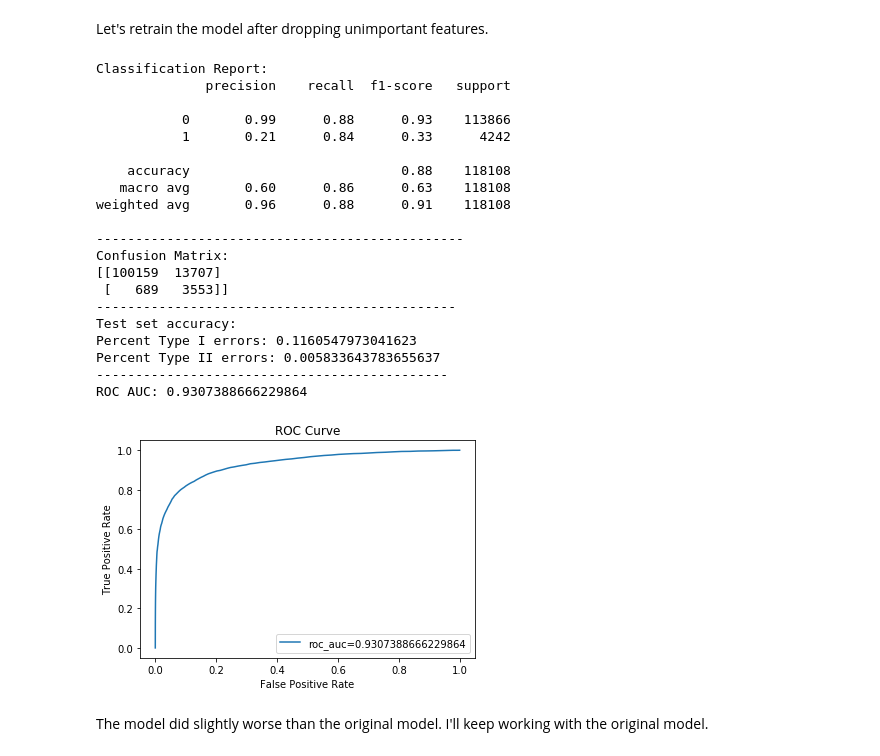
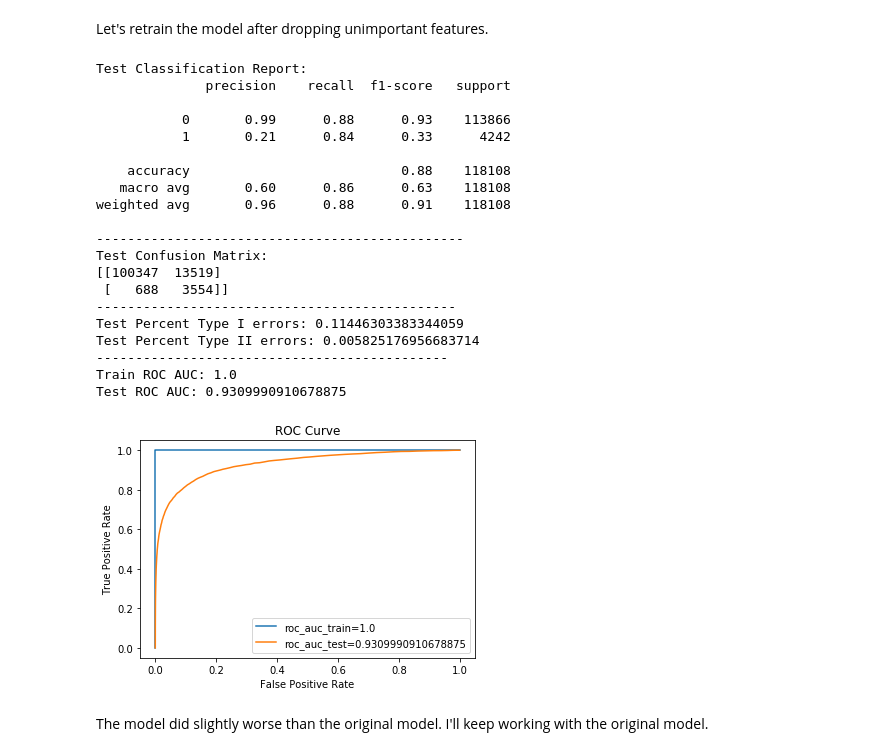
Before and after one commit to anikoloff/fraud_detection, a Jupyter notebook: fraud_detection.ipynb, the cells around one changed output. Saved outputs shown, nothing was run; the diff lists cells and outputs as text; code cells hidden in the pictures.

```diff
--- a/fraud_detection.ipynb
+++ b/fraud_detection.ipynb
@@ -720,8 +728,7 @@ I will now use the prepared data to train and pick best model to detect fraud in
 # read in data:
 df_train = pd.read_csv('clean_data.csv')
 # %%
-# drop TransactionID:
-df_train = df_train.drop('TransactionID', axis=1)
+df_train = df_train.drop(['Unnamed: 0','TransactionID'], axis=1)
 
 # review data:
 df_train.head()
@@ -733,5 +740,3 @@ df_train.head()
 | 3 | 0 | 86499 | 50.0 | 4 | 18132 | 567.0 | 150.0 | 2 | 117.0 | ... |
 | 4 | 0 | 86506 | 50.0 | 1 | 4497 | 514.0 | 150.0 | 2 | 102.0 | ... |
 5 rows × 92 columns
-# %%
-df_train = df_train.drop('Unnamed: 0', axis=1)
@@ -1014,74 +986,44 @@ df_train2 = df_train.drop(['addr2','C3', 'M1','M2', 'M3','M7',
                            'id_28','id_35', 'id_36','id_37','id_38',
                            'DeviceType','DeviceInfo'], axis=1)
 
 # split dataset into train and test sets:
 y_train=df_train2['isFraud']
 X_train,X_test,y_train,y_test=train_test_split(df_train2.drop('isFraud',axis=1),
                                                y_train,
                                                test_size=.2,
                                                random_state=42)
 # undersample the majority class:
 rus = RandomUnderSampler(random_state=42)
 X_train, y_train = rus.fit_sample(X_train, y_train)
 
 # train the model:
 rfc2 = RandomForestClassifier(n_estimators=100)
 rfc2.fit(X_train, y_train)
-y_pred = rfc2.predict(X_test)
 
-# evaluate the model:
-print('Classification Report:')
-print(metrics.classification_report(y_test, y_pred))
-
-print('-----------------------------------------------')
-print('Confusion Matrix:')
-print(metrics.confusion_matrix(y_test, y_pred))
-
-table_test = pd.crosstab(y_test, rfc2.predict(X_test), margins=True)
-test_tI_errors = table_test.loc[0.0,1.0]/table_test.loc['All','All']
-test_tII_errors = table_test.loc[1.0,0.0]/table_test.loc['All','All']
-
-print('----------------------------------------------')
-print((
-    'Test set accuracy:\n'
-    'Percent Type I errors: {}\n'
-    'Percent Type II errors: {}'
-).format(test_tI_errors, test_tII_errors))
-
-print('---------------------------------------------')
-# ROC curve
-y_pred_proba = rfc2.predict_proba(X_test)[::,1]
-fpr, tpr, _ = metrics.roc_curve(y_test,  y_pred_proba)
-auc = metrics.roc_auc_score(y_test, y_pred_proba)
-print('ROC AUC:',auc)
-plt.plot(fpr,tpr,label='roc_auc='+str(auc))
-plt.legend(loc=4)
-plt.title('ROC Curve')
-plt.ylabel('True Positive Rate')
-plt.xlabel('False Positive Rate')
-plt.show()
+# evaluate:
+evaluate(rfc2, y_train, y_pred_train, y_test, y_pred_test)
 # %% [output]
-Classification Report:
+Test Classification Report:
               precision    recall  f1-score   support
 
            0       0.99      0.88      0.93    113866
            1       0.21      0.84      0.33      4242
 
     accuracy                           0.88    118108
    macro avg       0.60      0.86      0.63    118108
 weighted avg       0.96      0.88      0.91    118108
 
 -----------------------------------------------
-Confusion Matrix:
-[[100159  13707]
- [   689   3553]]
+Test Confusion Matrix:
+[[100347  13519]
+ [   688   3554]]
 ----------------------------------------------
-Test set accuracy:
-Percent Type I errors: 0.1160547973041623
-Percent Type II errors: 0.005833643783655637
+Test Percent Type I errors: 0.11446303383344059
+Test Percent Type II errors: 0.005825176956683714
 ---------------------------------------------
-ROC AUC: 0.9307388666229864
+Train ROC AUC: 1.0
+Test ROC AUC: 0.9309990910678875
-[figure, old version]
+[figure, new version]
 # %% [markdown]
 The model did slightly worse than the original model. I'll keep working with the original model.
 # %% [markdown]
```
Also changed, not shown: parts of 33 cells of this notebook, 2 other files.
